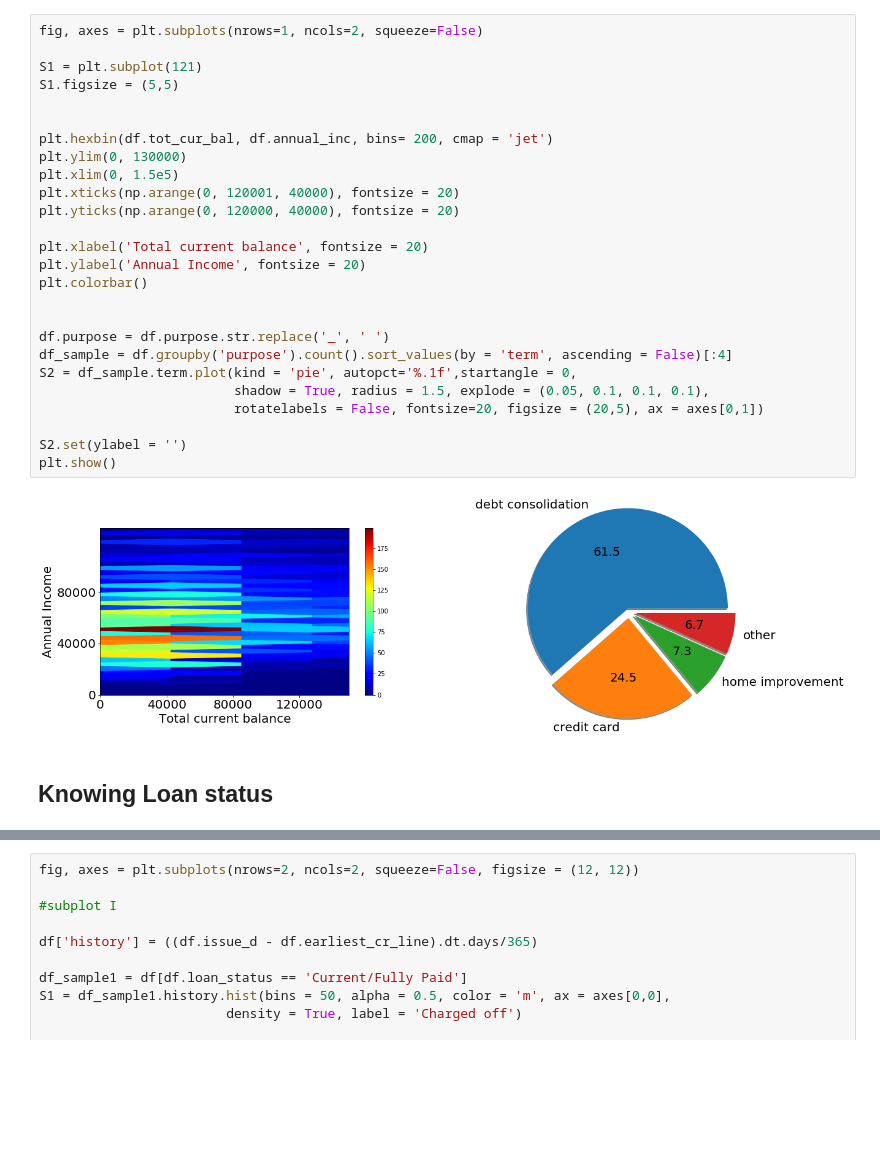
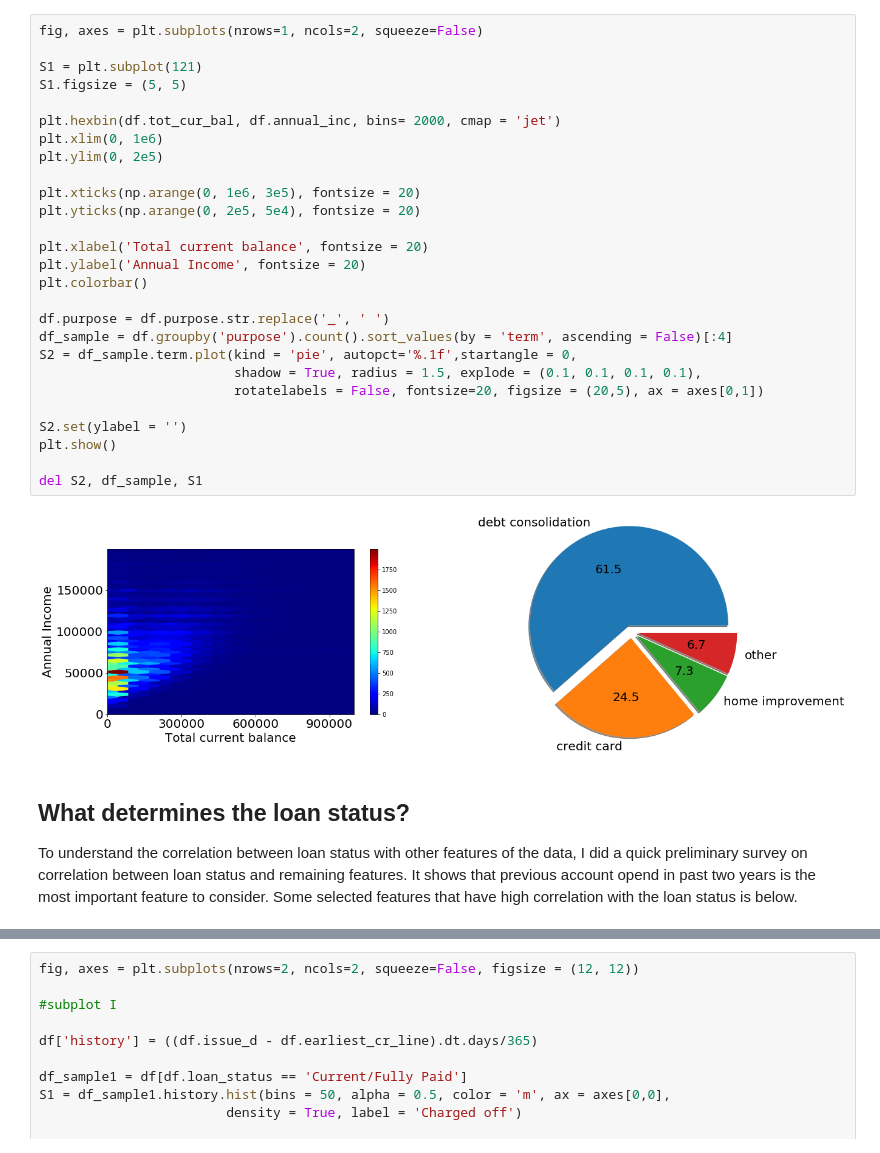
Before and after one commit to lekhnath12/CAPSTONE_II, a Jupyter notebook: Capstone_II_EDA.ipynb, the cells around one changed output, grey strips where cells are left out. Cells and saved outputs as stored; diff of their text form; blank space fills up the shorter version.

```diff
--- a/Capstone_II_EDA.ipynb
+++ b/Capstone_II_EDA.ipynb
@@ -138,31 +139,34 @@ S2.tick_params(labelsize=20)
 # %%
 fig, axes = plt.subplots(nrows=1, ncols=2, squeeze=False)
 
 S1 = plt.subplot(121)
-S1.figsize = (5,5)
+S1.figsize = (5, 5)
 
+plt.hexbin(df.tot_cur_bal, df.annual_inc, bins= 2000, cmap = 'jet')
+plt.xlim(0, 1e6)
+plt.ylim(0, 2e5)
 
-plt.hexbin(df.tot_cur_bal, df.annual_inc, bins= 200, cmap = 'jet')
-plt.ylim(0, 130000)
-plt.xlim(0, 1.5e5)
-plt.xticks(np.arange(0, 120001, 40000), fontsize = 20)
-plt.yticks(np.arange(0, 120000, 40000), fontsize = 20)
+plt.xticks(np.arange(0, 1e6, 3e5), fontsize = 20)
+plt.yticks(np.arange(0, 2e5, 5e4), fontsize = 20)
 
 plt.xlabel('Total current balance', fontsize = 20)
 plt.ylabel('Annual Income', fontsize = 20)
 plt.colorbar()
 
-
 df.purpose = df.purpose.str.replace('_', ' ')
 df_sample = df.groupby('purpose').count().sort_values(by = 'term', ascending = False)[:4]
 S2 = df_sample.term.plot(kind = 'pie', autopct='%.1f',startangle = 0,
-                         shadow = True, radius = 1.5, explode = (0.05, 0.1, 0.1, 0.1),
+                         shadow = True, radius = 1.5, explode = (0.1, 0.1, 0.1, 0.1),
                          rotatelabels = False, fontsize=20, figsize = (20,5), ax = axes[0,1])
 
 S2.set(ylabel = '')
 plt.show()
+
+del S2, df_sample, S1
 # %% [output]
-[figure, old version]
+[figure, new version]
-# %% [markdown]
-## Knowing Loan status
+# %% [markdown]
+## What determines the loan status?
+
+To understand the correlation between loan status with other features of the data, I did a quick preliminary survey on correlation between loan status and remaining features. It shows that previous account opend in past two years is the most important feature to consider. Some selected features that have high correlation with the loan status is below.
 # %%
```
Also changed, not shown: parts of 28 cells of this notebook.
